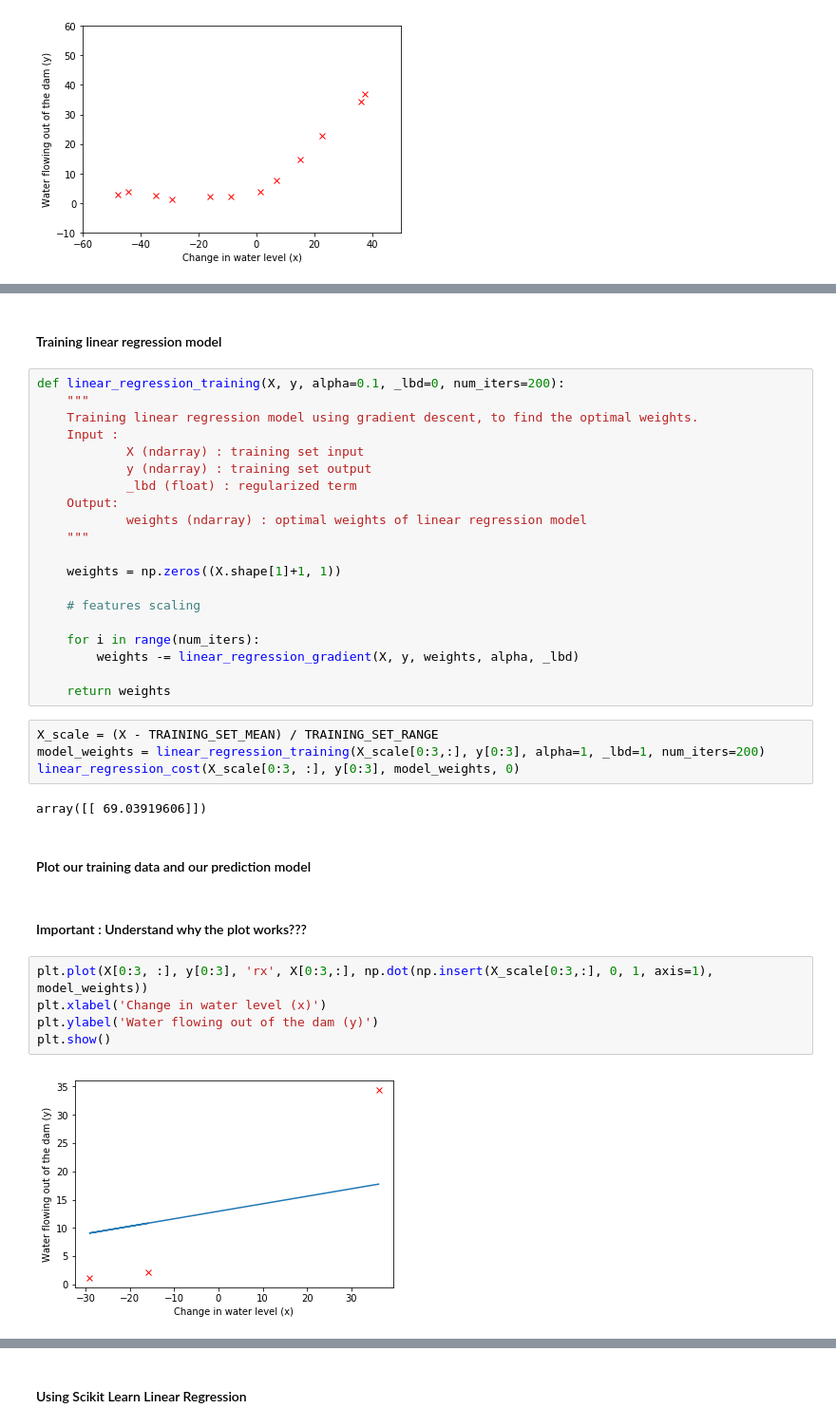
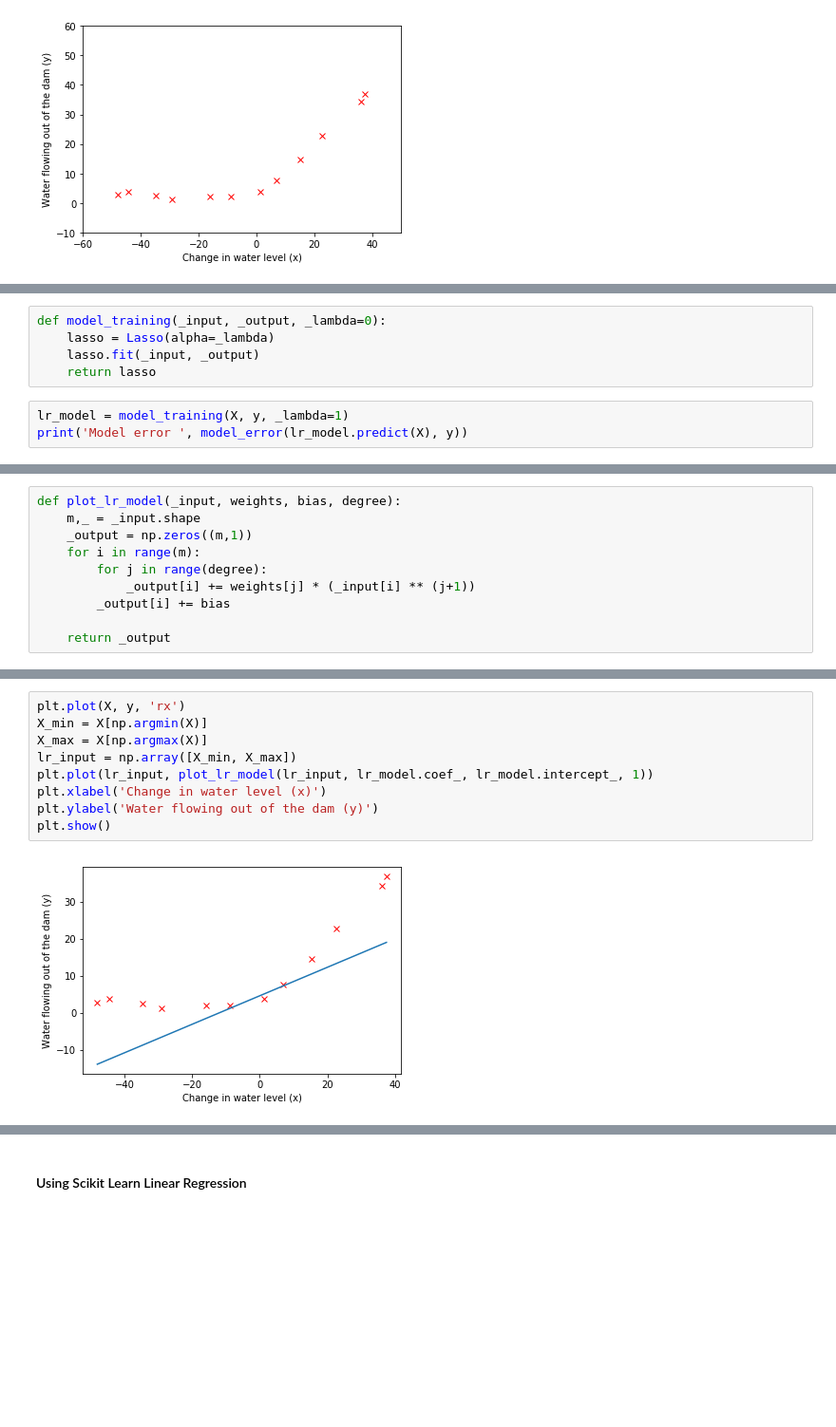
Before and after one commit to locluthor/Machine_Learning, a Jupyter notebook: Bias_Variance_Trade-off.ipynb, the cells around one changed output, grey strips where cells are left out. Shown at 95% size. Cells and saved outputs as stored; diff of their text form; blank space fills up the shorter version.

Commit message:
!Bias-Variance trade-off reimplement using sklearn

```diff
--- a/Bias_Variance_Trade-off.ipynb
+++ b/Bias_Variance_Trade-off.ipynb
@@ -36,0 +35,8 @@ TRAINING_SET_RANGE = np.max(X, axis=0) - np.min(X, axis=0)
+# %%
+def model_training(_input, _output, _lambda=0):
+    lasso = Lasso(alpha=_lambda)
+    lasso.fit(_input, _output)
+    return lasso
+# %%
+lr_model = model_training(X, y, _lambda=1)
+print('Model error ', model_error(lr_model.predict(X), y))
@@ -37 +45,11 @@ TRAINING_SET_RANGE = np.max(X, axis=0) - np.min(X, axis=0)
+# %%
+def plot_lr_model(_input, weights, bias, degree):
+    m,_ = _input.shape
+    _output = np.zeros((m,1))
+    for i in range(m):
+        for j in range(degree):
+            _output[i] += weights[j] * (_input[i] ** (j+1))
+        _output[i] += bias
+
+    return _output
 # %% [markdown]
@@ -107,39 +57,11 @@ array([[ -15.30301567],
-# %% [markdown]
-#### Training linear regression model
-# %%
-def linear_regression_training(X, y, alpha=0.1, _lbd=0, num_iters=200):
-    """
-    Training linear regression model using gradient descent, to find the optimal weights.
-    Input :
-            X (ndarray) : training set input
-            y (ndarray) : training set output
-            _lbd (float) : regularized term
-    Output:
-            weights (ndarray) : optimal weights of linear regression model
-    """
-
-    weights = np.zeros((X.shape[1]+1, 1))
-
-    # features scaling
-
-    for i in range(num_iters):
-        weights -= linear_regression_gradient(X, y, weights, alpha, _lbd)
-
-    return weights
-# %%
-X_scale = (X - TRAINING_SET_MEAN) / TRAINING_SET_RANGE
-model_weights = linear_regression_training(X_scale[0:3,:], y[0:3], alpha=1, _lbd=1, num_iters=200)
-linear_regression_cost(X_scale[0:3, :], y[0:3], model_weights, 0)
-# %% [output]
-array([[ 69.03919606]])
-# %% [markdown]
-#### Plot our training data and our prediction model
-# %% [markdown]
-#### Important : Understand why the plot works???
 # %%
-plt.plot(X[0:3, :], y[0:3], 'rx', X[0:3,:], np.dot(np.insert(X_scale[0:3,:], 0, 1, axis=1), model_weights))
+plt.plot(X, y, 'rx')
+X_min = X[np.argmin(X)]
+X_max = X[np.argmax(X)]
+lr_input = np.array([X_min, X_max])
+plt.plot(lr_input, plot_lr_model(lr_input, lr_model.coef_, lr_model.intercept_, 1))
 plt.xlabel('Change in water level (x)')
 plt.ylabel('Water flowing out of the dam (y)')
 plt.show()
 # %% [output]
-[figure, old version]
+[figure, new version]
```
Also changed, not shown: parts of 25 cells of this notebook.
